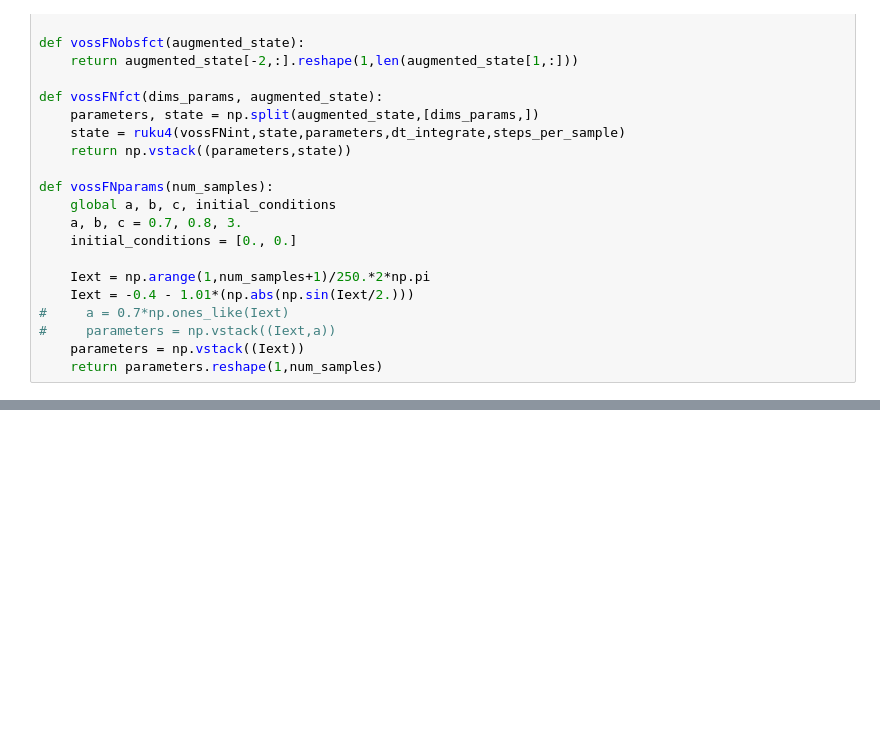
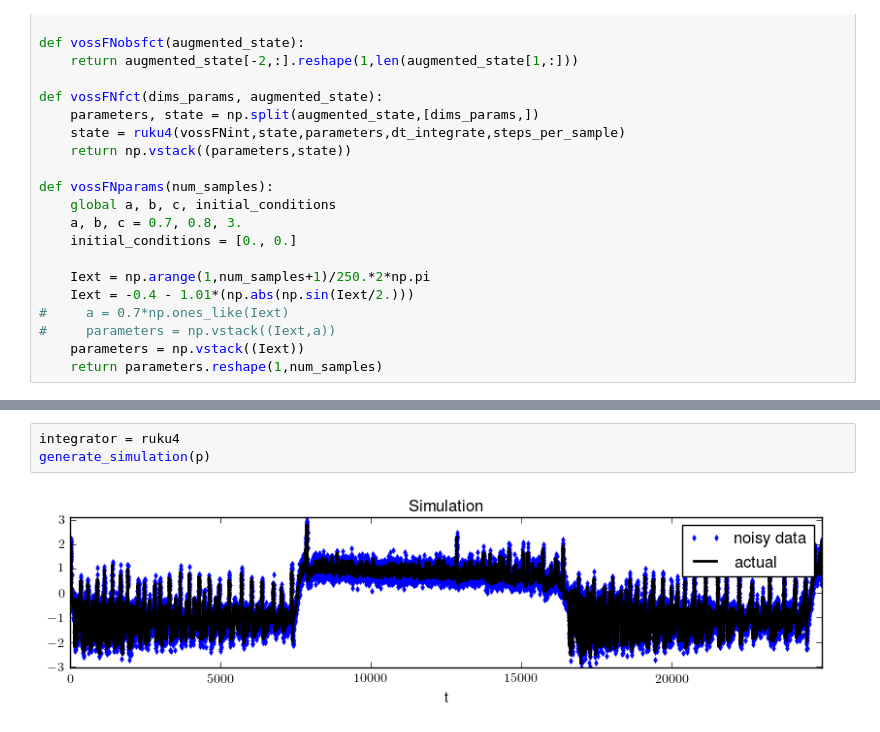
Before and after one commit to eschlaf2/kramer_rotation, a Jupyter notebook: Voss_Kalman.ipynb, the cells around one changed output, grey strips where cells are left out. Saved outputs shown, nothing was run; the diff lists cells and outputs as text; blank space fills up the shorter version.

```diff
--- a/Voss_Kalman.ipynb
+++ b/Voss_Kalman.ipynb
@@ -321,0 +323,5 @@ print(f2(1))
+# %%
+integrator = ruku4
+generate_simulation(p)
+# %% [output]
+[figure, added]
```
Also changed, not shown: parts of 17 cells of this notebook.
